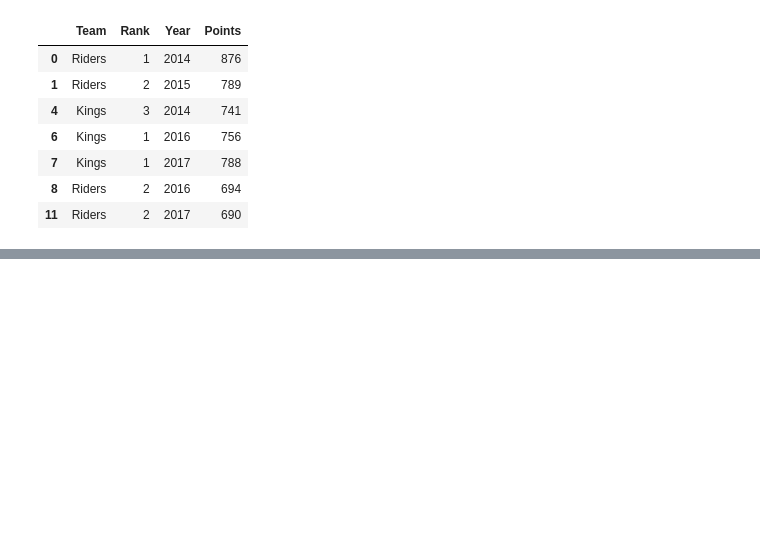
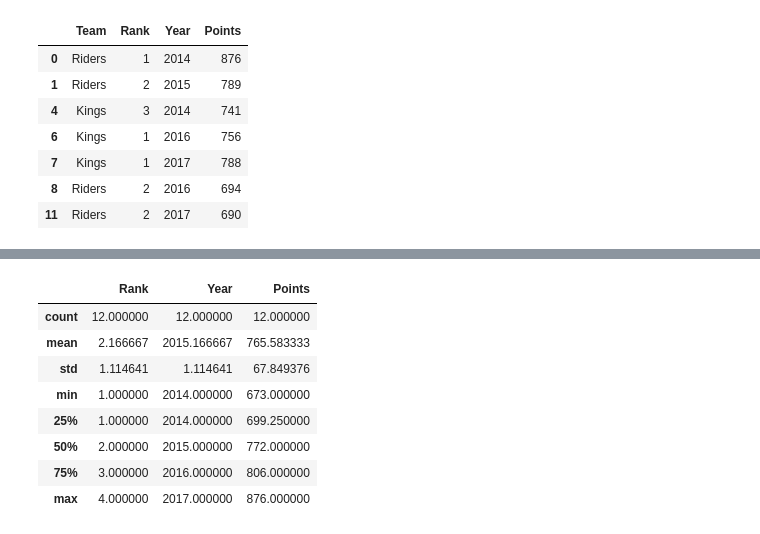
Before and after one commit to chws/ML-study, a Jupyter notebook: Practice_Boostcamp/pandas/pandas_practice3.ipynb, the cells around one changed output, grey strips where cells are left out. Cells and saved outputs as stored; diff of their text form; code cells hidden in the pictures; blank space fills up the shorter version.

```diff
--- a/Practice_Boostcamp/pandas/pandas_practice3.ipynb
+++ b/Practice_Boostcamp/pandas/pandas_practice3.ipynb
@@ -283,0 +296,12 @@ df.groupby('Team').filter(lambda x: len(x) >= 3) # 팀별로 세 개 이상의
+# %%
+df.describe()
+# %% [output]
+|  | Rank | Year | Points |
+| count | 12.000000 | 12.000000 | 12.000000 |
+| mean | 2.166667 | 2015.166667 | 765.583333 |
+| std | 1.114641 | 1.114641 | 67.849376 |
+| min | 1.000000 | 2014.000000 | 673.000000 |
+| 25% | 1.000000 | 2014.000000 | 699.250000 |
+| 50% | 2.000000 | 2015.000000 | 772.000000 |
+| 75% | 3.000000 | 2016.000000 | 806.000000 |
+| max | 4.000000 | 2017.000000 | 876.000000 |
```
Also changed, not shown: parts of 4 cells of this notebook, 9 other files.
